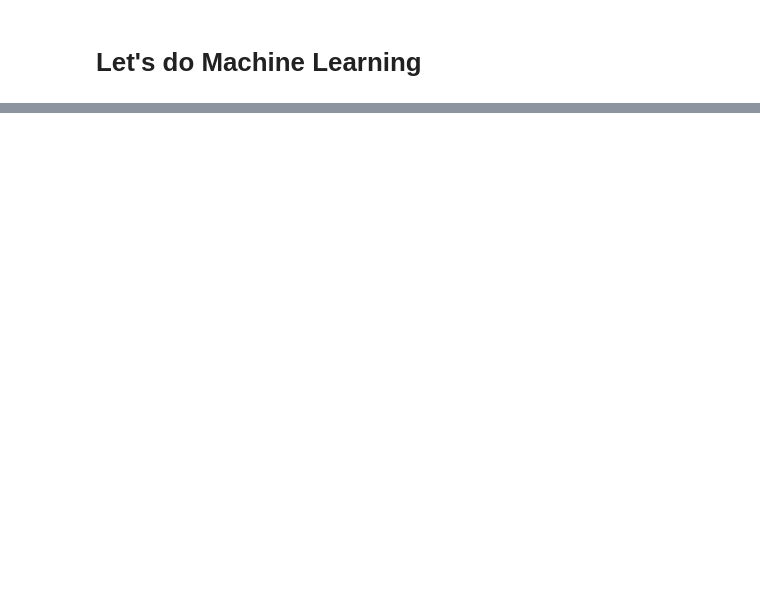
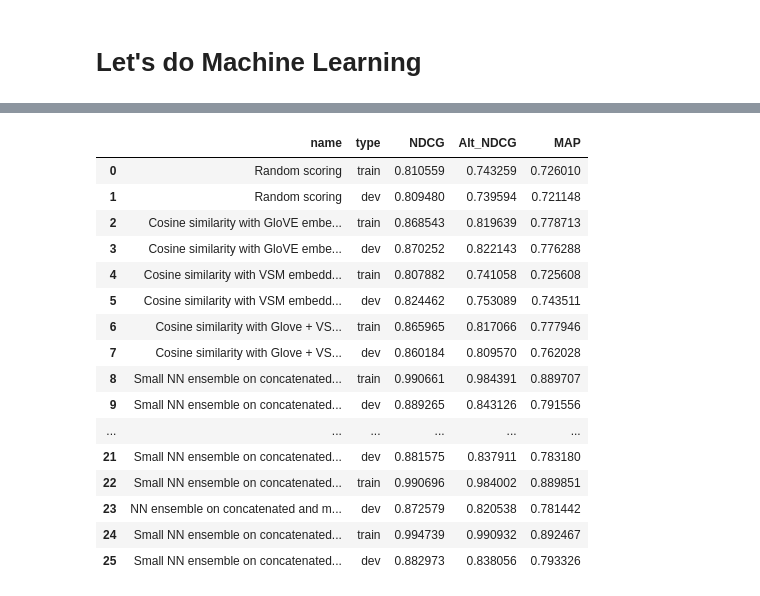
Before and after one commit to ayushgs/Retrieval_ReRanking_CS224U, a Jupyter notebook: project_code.ipynb, the cells around one changed output, grey strips where cells are left out. Cells and saved outputs as stored; diff of their text form; code cells hidden in the pictures; blank space fills up the shorter version.

```diff
--- a/project_code.ipynb
+++ b/project_code.ipynb
@@ -840,0 +1514,49 @@ Two layer NN with body GloVe embeddings
+# %%
+training_dataset = make_regression_dataset(train_dict, vsm_both_featurizer)
+nn_small_ensemble = EnsembleWithEval(small_neural_net_factory, 5)
+nn_small_ensemble.train(training_dataset)
+
+metric = run_metrics_ml(train_dict, nn_small_ensemble, vsm_both_featurizer,
+                        set_name='train', exp_name='Small NN ensemble on concatenated and multiplied VSM embeddings')
+all_metrics.append(metric)
+
+metric = run_metrics_ml(dev_dict, nn_small_ensemble, vsm_both_featurizer,
+                        set_name='dev', exp_name='NN ensemble on concatenated and multiplied VSM embeddings')
+all_metrics.append(metric)
+# %%
+training_dataset = make_regression_dataset(train_dict, glove_and_vsm_both_featurizer)
+nn_small_ensemble = EnsembleWithEval(small_neural_net_factory, 5)
+nn_small_ensemble.train(training_dataset)
+
+metric = run_metrics_ml(train_dict, nn_small_ensemble, glove_and_vsm_both_featurizer,
+                        set_name='train', exp_name='Small NN ensemble on concatenated and multiplied GloVe + VSM embeddings')
+all_metrics.append(metric)
+
+metric = run_metrics_ml(dev_dict, nn_small_ensemble, glove_and_vsm_both_featurizer,
+                        set_name='dev', exp_name='Small NN ensemble on concatenated and multiplied GloVe + VSM embeddings')
+all_metrics.append(metric)
+# %%
+metric_frame = pd.DataFrame(all_metrics)
+# %%
+metric_frame = metric_frame[['name', 'type', 'NDCG', 'Alt_NDCG', 'MAP']]
+# %%
+pd.set_option('display.max_colwidth', -1)
+metric_frame
+# %% [output]
+|  | name | type | NDCG | Alt_NDCG | MAP |
+| 0 | Random scoring | train | 0.810559 | 0.743259 | 0.726010 |
+| 1 | Random scoring | dev | 0.809480 | 0.739594 | 0.721148 |
+| 2 | Cosine similarity with GloVE embe... | train | 0.868543 | 0.819639 | 0.778713 |
+| 3 | Cosine similarity with GloVE embe... | dev | 0.870252 | 0.822143 | 0.776288 |
+| 4 | Cosine similarity with VSM embedd... | train | 0.807882 | 0.741058 | 0.725608 |
+| 5 | Cosine similarity with VSM embedd... | dev | 0.824462 | 0.753089 | 0.743511 |
+| 6 | Cosine similarity with Glove + VS... | train | 0.865965 | 0.817066 | 0.777946 |
+| 7 | Cosine similarity with Glove + VS... | dev | 0.860184 | 0.809570 | 0.762028 |
+| 8 | Small NN ensemble on concatenated... | train | 0.990661 | 0.984391 | 0.889707 |
+| 9 | Small NN ensemble on concatenated... | dev | 0.889265 | 0.843126 | 0.791556 |
+| ... | ... | ... | ... | ... | ... |
+| 21 | Small NN ensemble on concatenated... | dev | 0.881575 | 0.837911 | 0.783180 |
+| 22 | Small NN ensemble on concatenated... | train | 0.990696 | 0.984002 | 0.889851 |
+| 23 | NN ensemble on concatenated and m... | dev | 0.872579 | 0.820538 | 0.781442 |
+| 24 | Small NN ensemble on concatenated... | train | 0.994739 | 0.990932 | 0.892467 |
+| 25 | Small NN ensemble on concatenated... | dev | 0.882973 | 0.838056 | 0.793326 |
```
Also changed, not shown: parts of 88 cells of this notebook.
